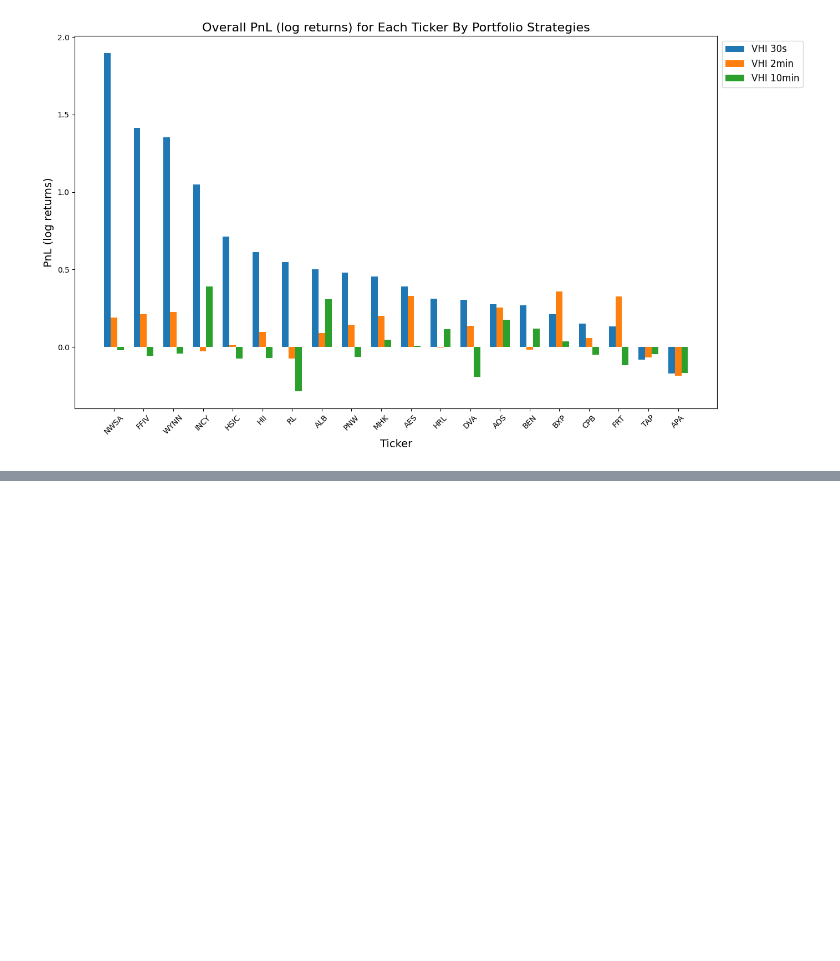
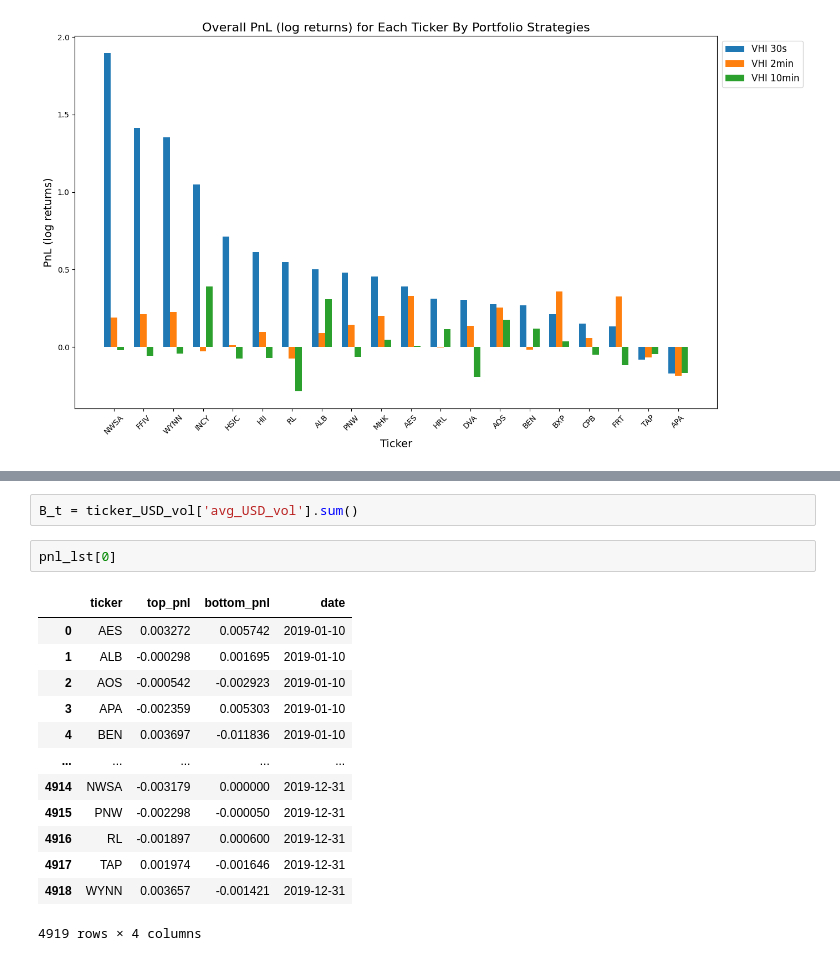
Before and after one commit to JingHui-Tan/dissertation-iceberg, a Jupyter notebook: portfolio_strategy_statistics.ipynb, the cells around one changed output, grey strips where cells are left out. Drawn from its saved outputs; the diff is of its cells as text; blank space fills up the shorter version.

```diff
--- a/portfolio_strategy_statistics.ipynb
+++ b/portfolio_strategy_statistics.ipynb
@@ -257,0 +304,18 @@ plt.show()
+# %%
+B_t = ticker_USD_vol['avg_USD_vol'].sum()
+# %%
+pnl_lst[0]
+# %% [output]
+|  | ticker | top_pnl | bottom_pnl | date |
+| 0 | AES | 0.003272 | 0.005742 | 2019-01-10 |
+| 1 | ALB | -0.000298 | 0.001695 | 2019-01-10 |
+| 2 | AOS | -0.000542 | -0.002923 | 2019-01-10 |
+| 3 | APA | -0.002359 | 0.005303 | 2019-01-10 |
+| 4 | BEN | 0.003697 | -0.011836 | 2019-01-10 |
+| ... | ... | ... | ... | ... |
+| 4914 | NWSA | -0.003179 | 0.000000 | 2019-12-31 |
+| 4915 | PNW | -0.002298 | -0.000050 | 2019-12-31 |
+| 4916 | RL | -0.001897 | 0.000600 | 2019-12-31 |
+| 4917 | TAP | 0.001974 | -0.001646 | 2019-12-31 |
+| 4918 | WYNN | 0.003657 | -0.001421 | 2019-12-31 |
+4919 rows × 4 columns
```
Also changed, not shown: parts of 7 cells of this notebook, 1 other file.
